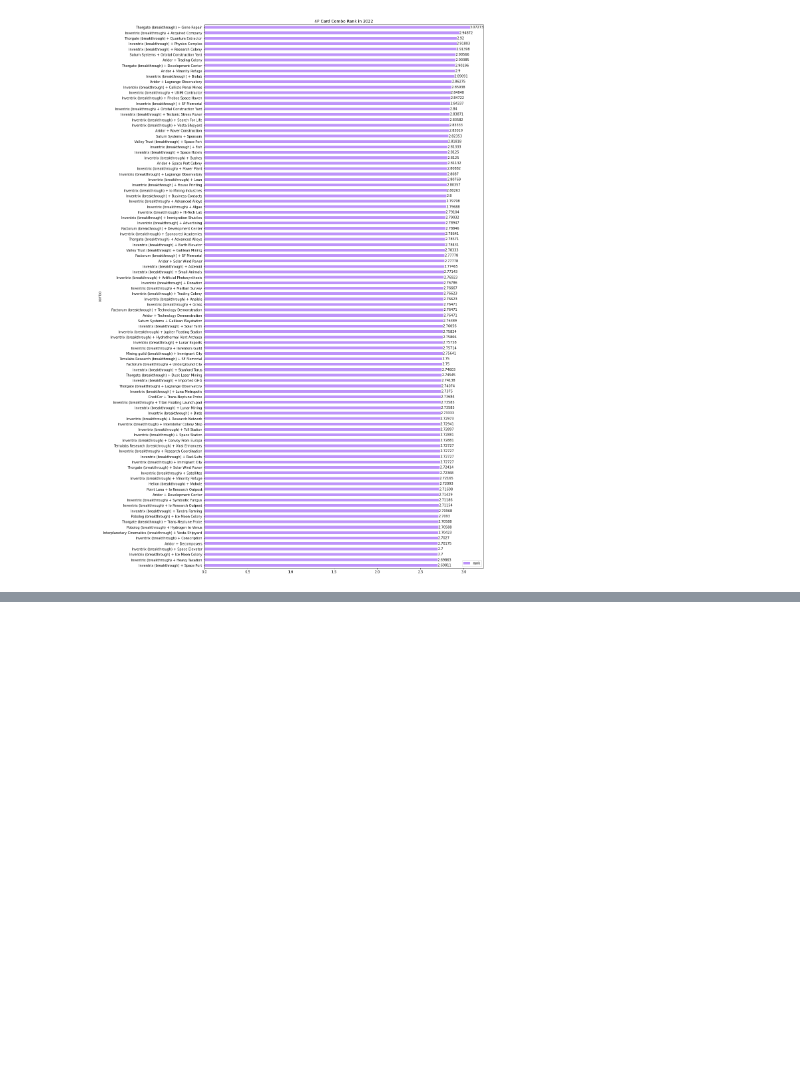
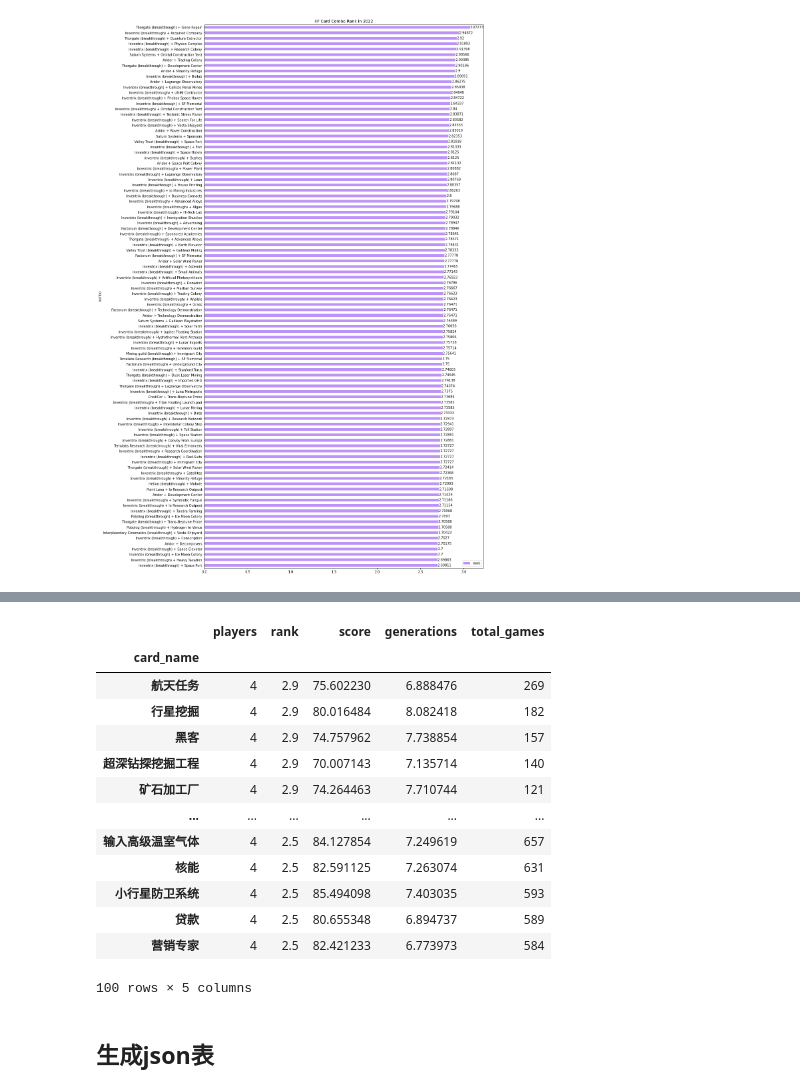
Before and after one commit to Ender-Wiggin2019/tfm-summary, a Jupyter notebook: generate_data_2022.ipynb, the cells around one changed output, grey strips where cells are left out. Cells and saved outputs as stored; diff of their text form; code cells hidden in the pictures; blank space fills up the shorter version.

```diff
--- a/generate_data_2022.ipynb
+++ b/generate_data_2022.ipynb
@@ -521,0 +552,19 @@ ax.legend().remove(); ax2.legend().remove(); plt.gcf().legend(loc=(0.18, 0.89))
+# %%
+df
+# %% [output]
+|  | players | rank | score | generations | total_games |
+| card_name |  |  |  |  |  |
+| 航天任务 | 4 | 2.9 | 75.602230 | 6.888476 | 269 |
+| 行星挖掘 | 4 | 2.9 | 80.016484 | 8.082418 | 182 |
+| 黑客 | 4 | 2.9 | 74.757962 | 7.738854 | 157 |
+| 超深钻探挖掘工程 | 4 | 2.9 | 70.007143 | 7.135714 | 140 |
+| 矿石加工厂 | 4 | 2.9 | 74.264463 | 7.710744 | 121 |
+| ... | ... | ... | ... | ... | ... |
+| 输入高级温室气体 | 4 | 2.5 | 84.127854 | 7.249619 | 657 |
+| 核能 | 4 | 2.5 | 82.591125 | 7.263074 | 631 |
+| 小行星防卫系统 | 4 | 2.5 | 85.494098 | 7.403035 | 593 |
+| 贷款 | 4 | 2.5 | 80.655348 | 6.894737 | 589 |
+| 营销专家 | 4 | 2.5 | 82.421233 | 6.773973 | 584 |
+100 rows × 5 columns
+# %% [markdown]
+## 生成json表
```
Also changed, not shown: parts of 16 cells of this notebook, 1 other file.
